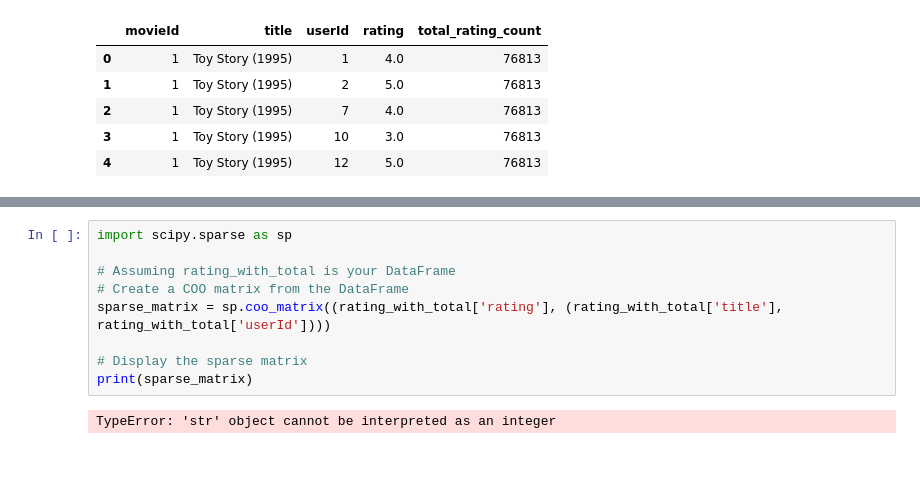
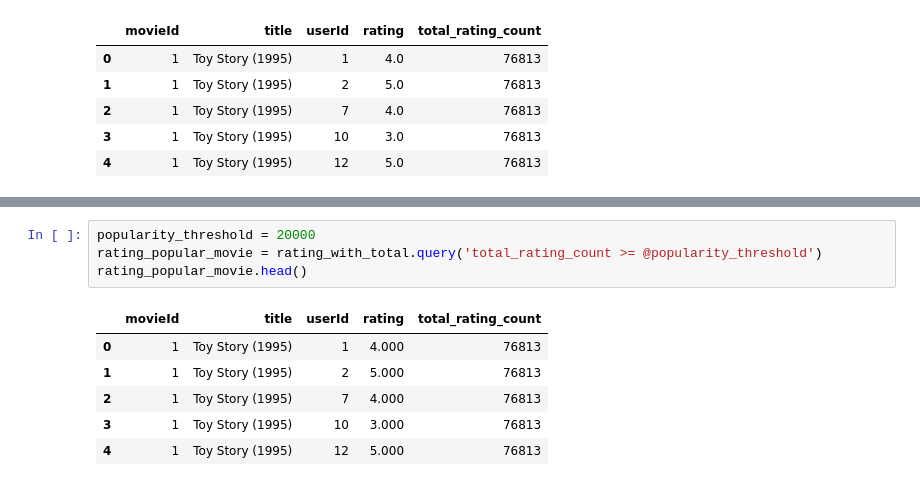
Before and after one commit to mosendamnit/AI-muhsin-OPA23, a Jupyter notebook: labs/lab_01.ipynb, the cells around one changed output, grey strips where cells are left out. Saved outputs shown, nothing was run; the diff lists cells and outputs as text; blank space fills up the shorter version.

```diff
--- a/labs/lab_01.ipynb
+++ b/labs/lab_01.ipynb
@@ -373,11 +424,11 @@ sparse_matrix
-# %%
-import scipy.sparse as sp
-
-# Assuming rating_with_total is your DataFrame
-# Create a COO matrix from the DataFrame
-sparse_matrix = sp.coo_matrix((rating_with_total['rating'], (rating_with_total['title'], rating_with_total['userId'])))
-
-# Display the sparse matrix
-print(sparse_matrix)
-# %% [output]
-TypeError: 'str' object cannot be interpreted as an integer
+# %%
+popularity_threshold = 20000
+rating_popular_movie = rating_with_total.query('total_rating_count >= @popularity_threshold')
+rating_popular_movie.head()
+# %% [output]
+|  | movieId | title | userId | rating | total_rating_count |
+| 0 | 1 | Toy Story (1995) | 1 | 4.000 | 76813 |
+| 1 | 1 | Toy Story (1995) | 2 | 5.000 | 76813 |
+| 2 | 1 | Toy Story (1995) | 7 | 4.000 | 76813 |
+| 3 | 1 | Toy Story (1995) | 10 | 3.000 | 76813 |
+| 4 | 1 | Toy Story (1995) | 12 | 5.000 | 76813 |
```
Also changed, not shown: parts of 20 cells of this notebook.
